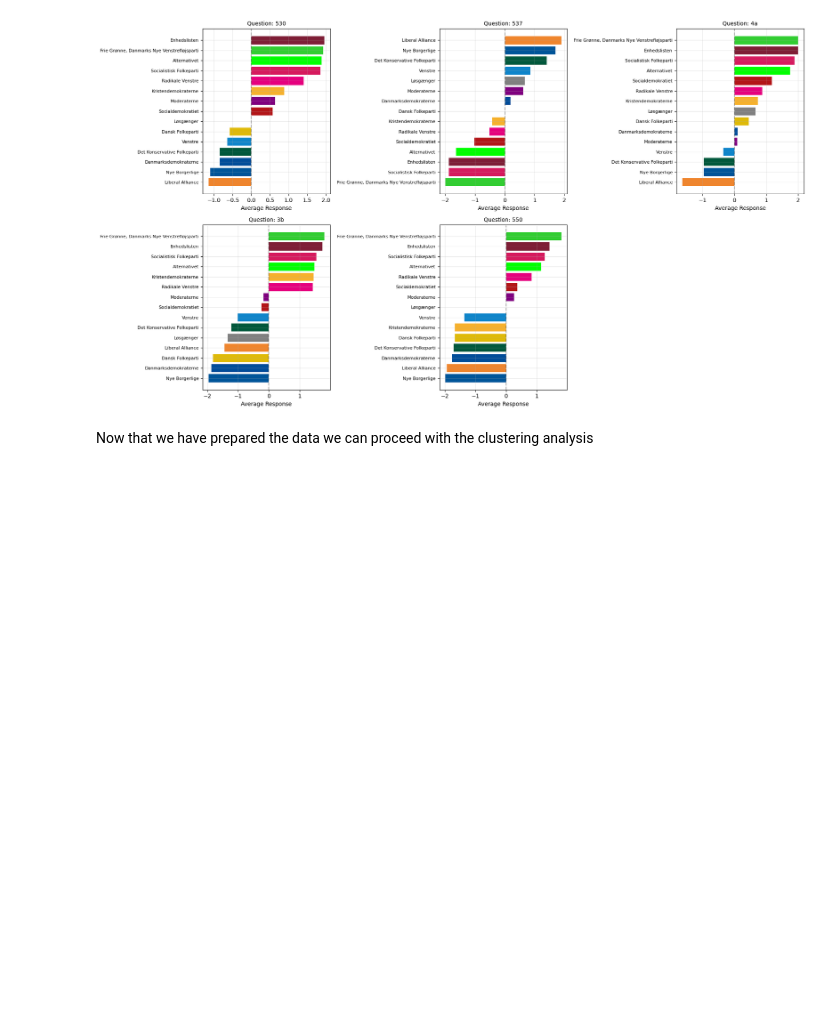
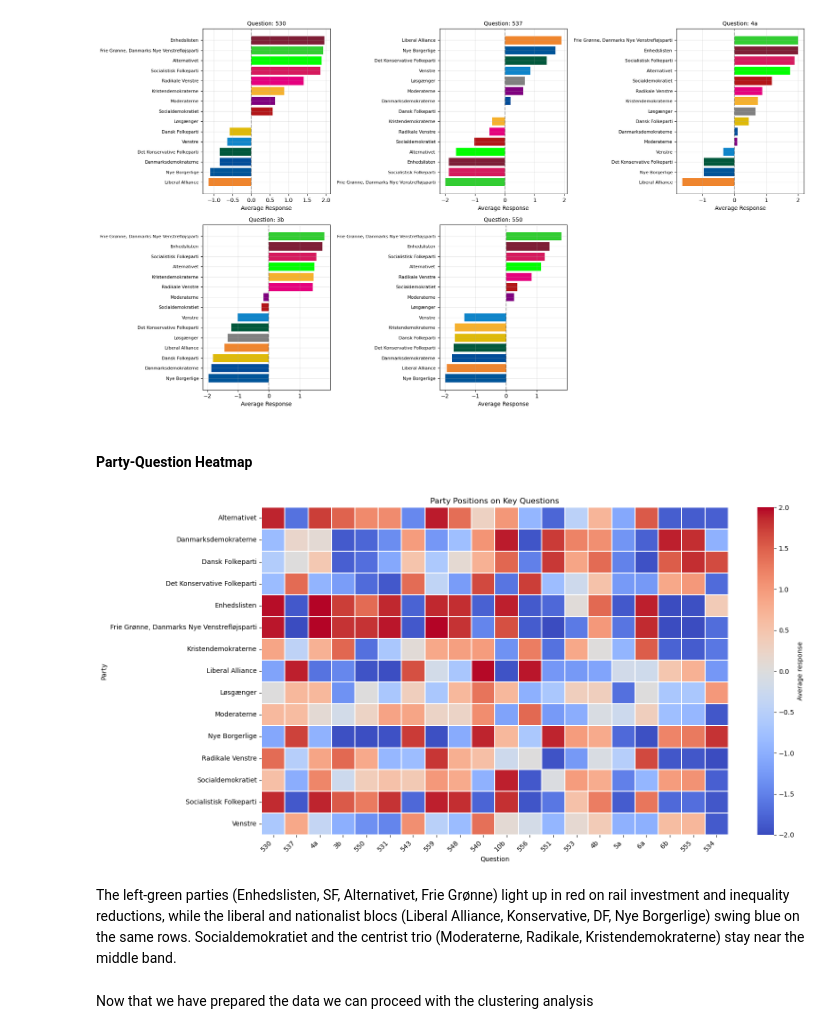
Before and after one commit to sergioqueber/assignment-6-mle-polski-team, a Jupyter notebook: 6. Candidate Test 2022 II.ipynb, the cells around one changed output. Drawn from its saved outputs; the diff is of its cells as text; code cells hidden in the pictures; blank space fills up the shorter version.

Commit message:
Add summary of elected-candidate agreement, heatmap for party-question with short description, PCA result short description and clustering quality snapshot with short description

```diff
--- a/6. Candidate Test 2022 II.ipynb
+++ b/6. Candidate Test 2022 II.ipynb
@@ -268,6 +271,35 @@ Socialdemokratiet                           -1.816092  1.517241
 Socialistisk Folkeparti                     -1.900000  0.900000
 Venstre                                     -1.869048  1.642857
 [figure]
+# %% [markdown]
+#### Party-Question Heatmap
+# %%
+# Combine the key questions from both axes for a compact party-by-question view
+heatmap_questions = list(top_pc1.index)
+for q in top_pc2.index:
+    if q not in heatmap_questions:
+        heatmap_questions.append(q)
+
+heatmap_data = party_averages[heatmap_questions]
+
+plt.figure(figsize=(max(10, len(heatmap_questions) * 0.8), 8))
+sns.heatmap(
+    heatmap_data,
+    cmap='coolwarm',
+    center=0,
+    linewidths=0.3,
+    cbar_kws={'label': 'Average response'}
+)
+plt.title('Party Positions on Key Questions')
+plt.xlabel('Question')
+plt.ylabel('Party')
+plt.xticks(rotation=45, ha='right')
+plt.tight_layout()
+plt.show()
+# %% [output]
+[figure, added]
+# %% [markdown]
+The left-green parties (Enhedslisten, SF, Alternativet, Frie Grønne) light up in red on rail investment and inequality reductions, while the liberal and nationalist blocs (Liberal Alliance, Konservative, DF, Nye Borgerlige) swing blue on the same rows. Socialdemokratiet and the centrist trio (Moderaterne, Radikale, Kristendemokraterne) stay near the middle band.
 # %% [markdown]
 Now that we have prepared the data we can proceed with the clustering analysis
 # %%
```
Also changed, not shown: parts of 5 cells of this notebook.
